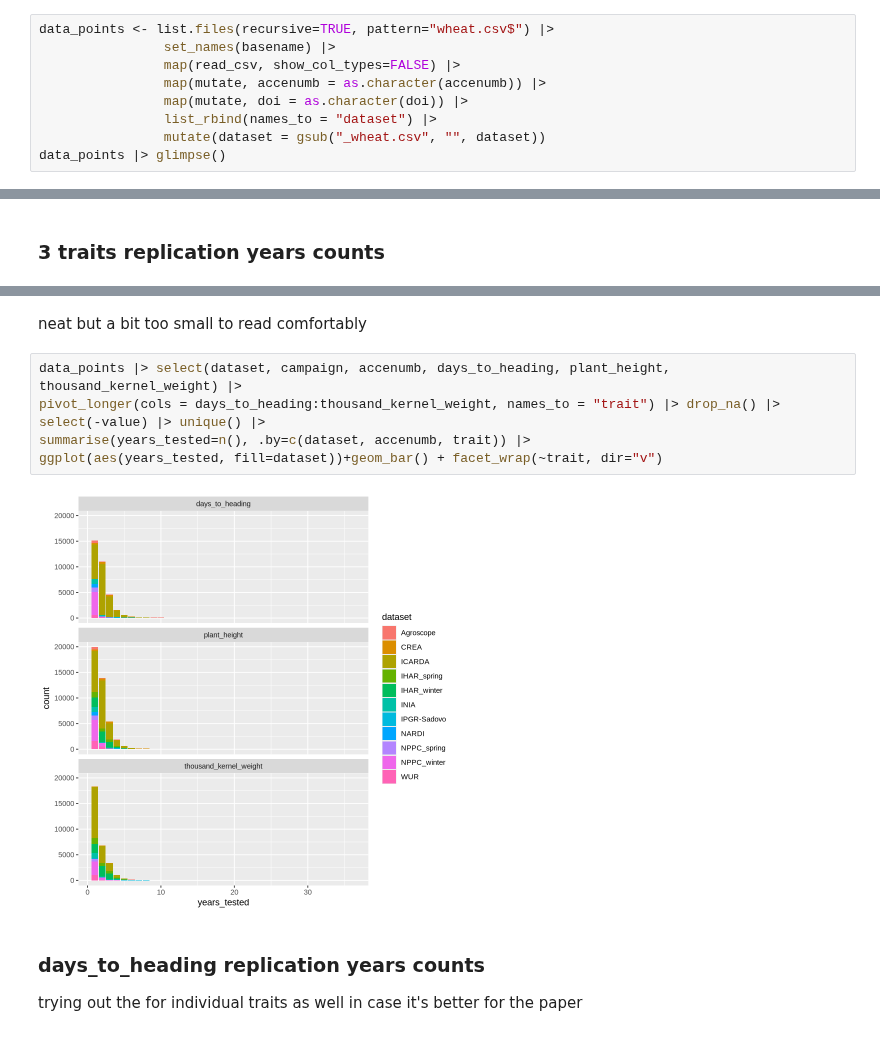
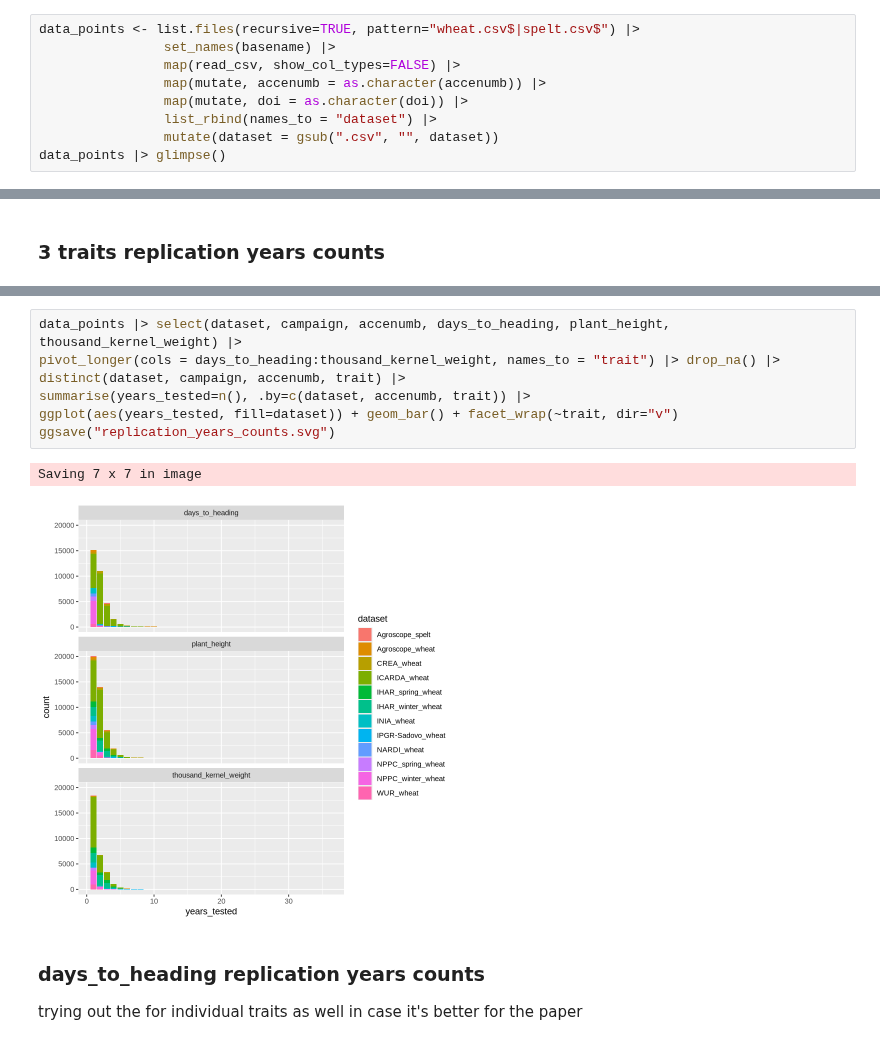
Before and after one commit to AGENTproject/historic_pheno_data_analysis, a Jupyter notebook: figures_and_tables.ipynb, the cells around one changed output, grey strips where cells are left out. Drawn from its saved outputs; the diff is of its cells as text.

```diff
--- a/figures_and_tables.ipynb
+++ b/figures_and_tables.ipynb
@@ -17,12 +26,12 @@ library(tidyverse)
 # %% [markdown]
 ## Data points
 # %%
-data_points <- list.files(recursive=TRUE, pattern="wheat.csv$") |>
+data_points <- list.files(recursive=TRUE, pattern="wheat.csv$|spelt.csv$") |>
                 set_names(basename) |>
                 map(read_csv, show_col_types=FALSE) |>
                 map(mutate, accenumb = as.character(accenumb)) |>
                 map(mutate, doi = as.character(doi)) |>
                 list_rbind(names_to = "dataset") |>
-                mutate(dataset = gsub("_wheat.csv", "", dataset))
+                mutate(dataset = gsub(".csv", "", dataset))
 data_points |> glimpse()
 # %% [output]
@@ -58,13 +77,13 @@ ggplot(aes(years_tested, fill=dataset))+geom_bar() + facet_wrap(~trait)
-# %% [markdown]
-neat but a bit too small to read comfortably
-# %%
-data_points |> select(dataset, campaign, accenumb, days_to_heading, plant_height, thousand_kernel_weight) |>
-pivot_longer(cols = days_to_heading:thousand_kernel_weight, names_to = "trait") |> drop_na() |>
-select(-value) |> unique() |>
-summarise(years_tested=n(), .by=c(dataset, accenumb, trait)) |>
-ggplot(aes(years_tested, fill=dataset))+geom_bar() + facet_wrap(~trait, dir="v")
-# %% [output]
-[figure, removed]
+# %%
+data_points |> select(dataset, campaign, accenumb, days_to_heading, plant_height, thousand_kernel_weight) |>
+pivot_longer(cols = days_to_heading:thousand_kernel_weight, names_to = "trait") |> drop_na() |>
+distinct(dataset, campaign, accenumb, trait) |>
+summarise(years_tested=n(), .by=c(dataset, accenumb, trait)) |>
+ggplot(aes(years_tested, fill=dataset)) + geom_bar() + facet_wrap(~trait, dir="v")
+ggsave("replication_years_counts.svg")
+# %% [output]
+Saving 7 x 7 in image
+[figure, added]
 # %% [markdown]
 ### days_to_heading replication years counts
 trying out the for individual traits as well in case it's better for the paper
```
Also changed, not shown: parts of 9 cells of this notebook.
